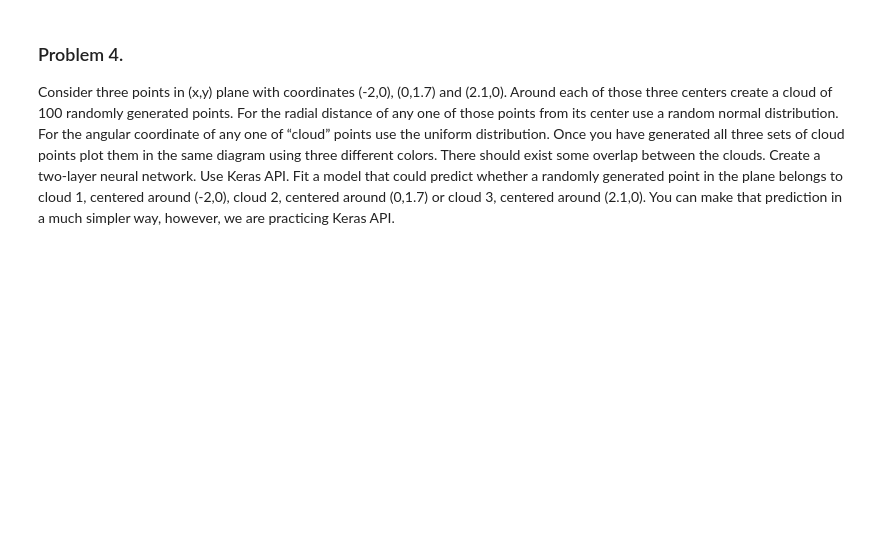
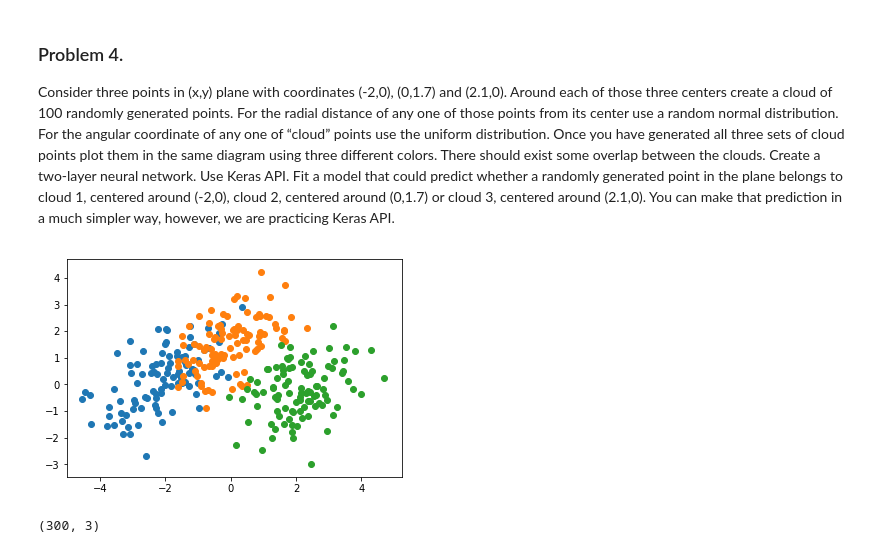
Before and after one commit to srk-apts/CS-S89-A, a Jupyter notebook: s89a_Assign01_NLP_Keras_Saurabh.ipynb, the cells around one changed output. Drawn from its saved outputs; the diff is of its cells as text; code cells hidden in the pictures; blank space fills up the shorter version.

```diff
--- a/s89a_Assign01_NLP_Keras_Saurabh.ipynb
+++ b/s89a_Assign01_NLP_Keras_Saurabh.ipynb
@@ -215,3 +254,40 @@ r2_score(y_test, y_pred)
 # %% [markdown]
 ### Problem 4.
 Consider three points in (x,y) plane with coordinates (-2,0), (0,1.7) and (2.1,0). Around each of those three centers create a cloud of 100 randomly generated points. For the radial distance of any one of those points from its center use a random normal distribution.  For the angular coordinate of any one of “cloud” points use the uniform distribution. Once you have generated all three sets of cloud points plot them in the same diagram using three different colors. There should exist some overlap between the clouds. Create a two-layer neural network. Use Keras API. Fit a model that could predict whether a randomly generated point in the plane belongs to cloud 1, centered around (-2,0), cloud 2, centered around (0,1.7) or cloud 3, centered around (2.1,0). You can make that prediction in a much simpler way, however, we are practicing Keras API.
+# %%
+num_points=100
+
+
+
+# means and covariance
+mean1 = [-2, 0]
+mean2 = [0, 1.7]
+mean3 = [2.1, 0]
+
+cov = [[0.7, 0], [0.7, 1]]
+
+# cloud 1 samples
+X1=np.random.multivariate_normal(mean1, cov, num_points)
+# cloud 2 samples
+X2=np.random.multivariate_normal(mean2, cov, num_points)
+# cloud 3 samples
+X3=np.random.multivariate_normal(mean3, cov, num_points)
+
+
+#cloud 1 class labels
+Y1=0*np.ones(num_points)
+#cloud 2 class labels
+Y2=1*np.ones(num_points)
+#cloud 3 class labels
+Y3=2*np.ones(num_points)
+# %%
+#cloud 1
+plt.scatter(X1[:,0],X1[:,1])
+#cloud 2
+plt.scatter(X2[:,0],X2[:,1])
+#cloud 3
+plt.scatter(X3[:,0],X3[:,1])
+
+plt.show()
+# %% [output]
+[figure, added]
@@ -217,0 +301,4 @@ Consider three points in (x,y) plane with coordinates (-2,0), (0,1.7) and (2.1,0
+# %%
+Y.shape
+# %% [output]
+(300, 3)
```
Also changed, not shown: parts of 15 cells of this notebook.
